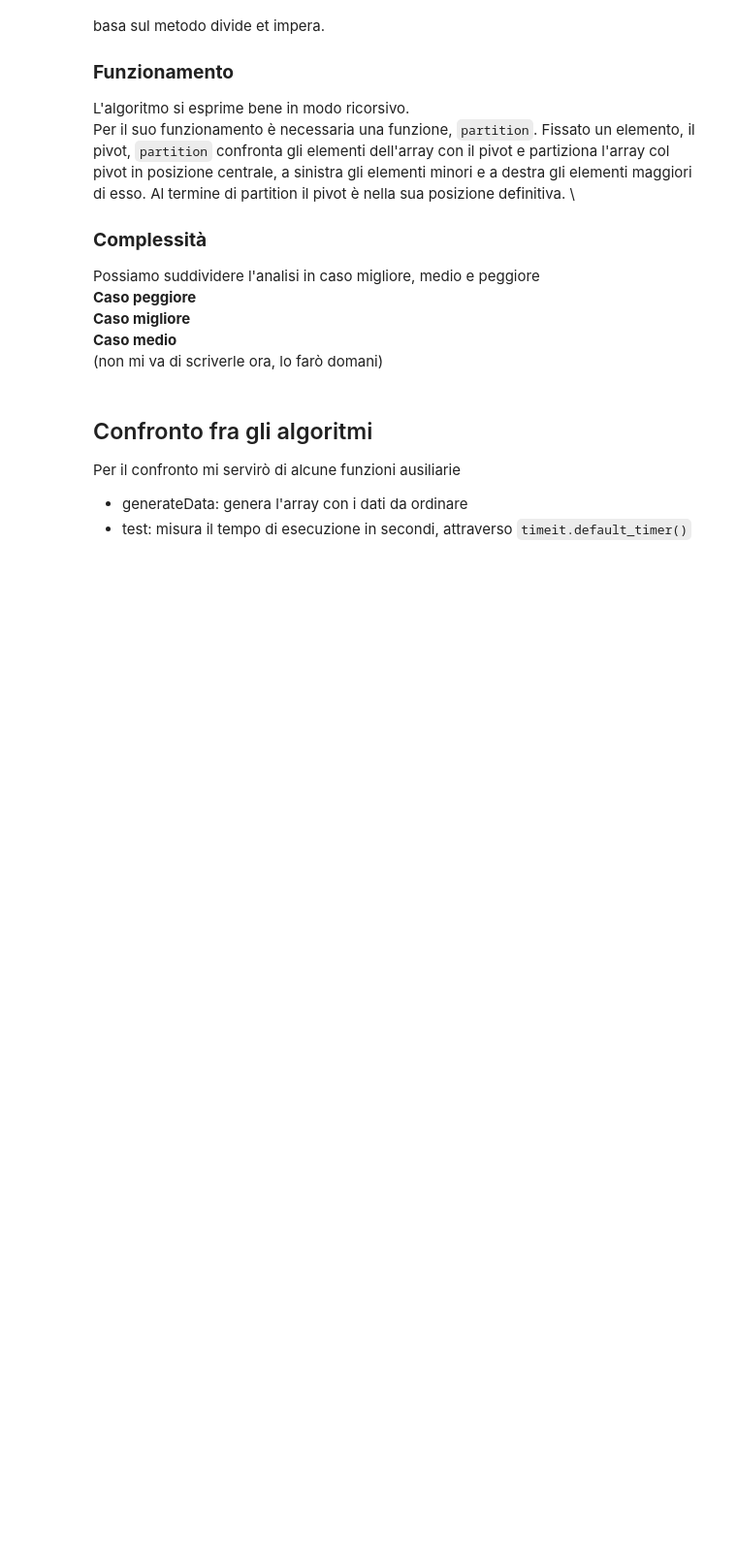
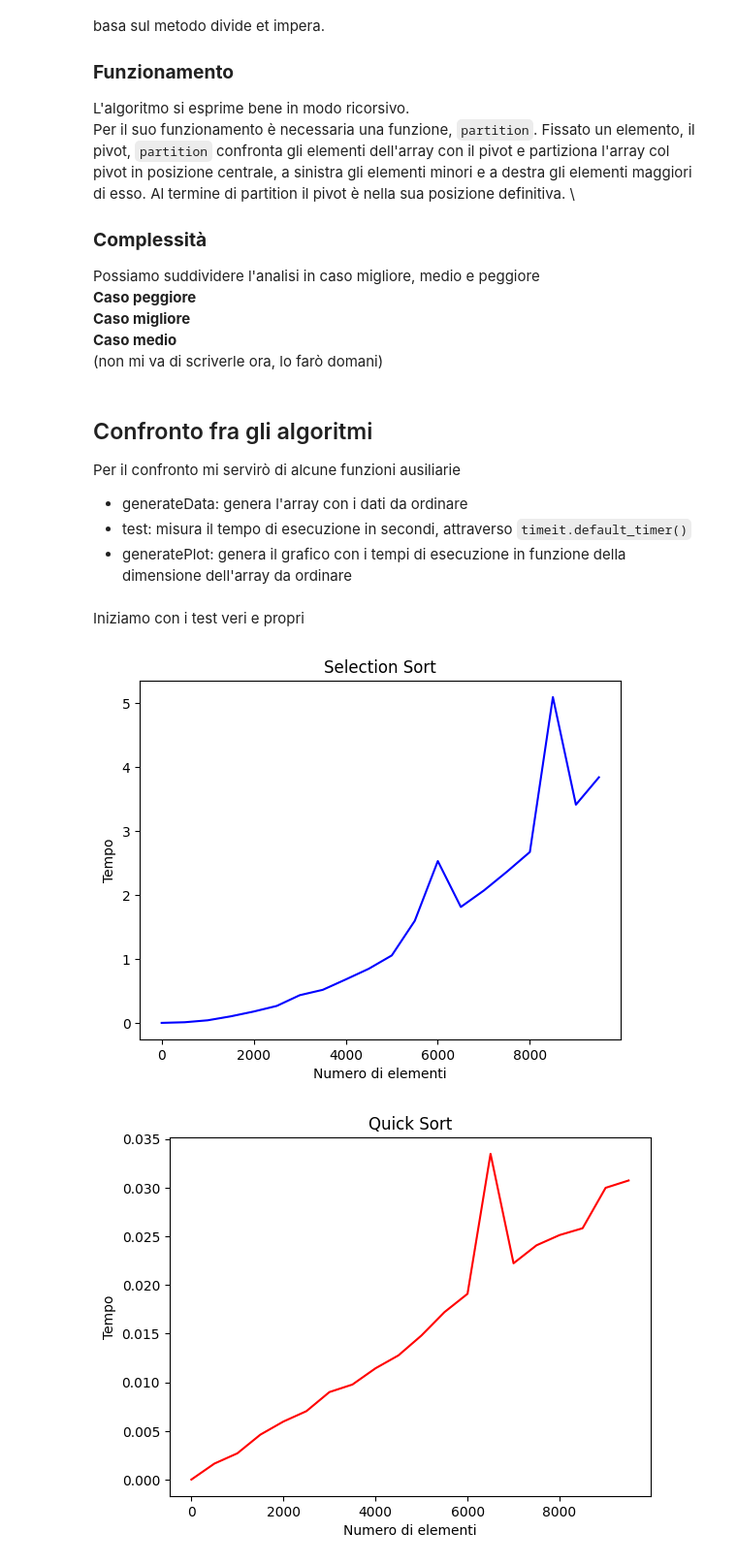
Before and after one commit to salvatore-greco/labAlgo, a Jupyter notebook: selection_sort_vs_quick_sort.ipynb, the cells around one changed output. Shown at 97% size. Saved outputs shown, nothing was run; the diff lists cells and outputs as text; code cells hidden in the pictures; blank space fills up the shorter version.

Commit message:
FEAT: Aggiunto codice di test + grafici

```diff
--- a/selection_sort_vs_quick_sort.ipynb
+++ b/selection_sort_vs_quick_sort.ipynb
@@ -21,7 +27,7 @@ Divide così l'array in 2 partizioni: una ordinata e una non ordinata.
 ### **Complessità**
 Selection sort ha una complessità computazionale di $O(n^2)$ data dalla ricerca del massimo nel sottoarray non ordinato eseguita $n$ volte (ciclo esterno, indice i)
 # %%
-def selection_sort(array):
+def selectionSort(array):
   n = len(array)
   for i in range(n-1):
     # Ricerca del massimo
@@ -66,17 +75,44 @@ def quickSort(array, p,r):
 Per il confronto mi servirò di alcune funzioni ausiliarie
 - generateData: genera l'array con i dati da ordinare
 - test: misura il tempo di esecuzione in secondi, attraverso `timeit.default_timer()`
+- generatePlot: genera il grafico con i tempi di esecuzione in funzione della dimensione dell'array da ordinare
 # %%
-def generateData(size, upperBound = 10000):
-  data = []
-  for _ in range(size):
-    data.append(randint(0,upperBound))
-  return data
+def generateData(size = SIZE):
+    upperBound = size * 3
+    data = []
+    for _ in range(size):
+      data.append(randint(0,upperBound))
+    shuffle(data)
+    return data
 # %%
 def test(algorithm, data):
-  start = timer()
-  # Faccio così almeno genero una volta
-  # il dataset e chiamo test su una porzione di esso
-  algorithm(copy.deepcopy(data))
-  end = timer()
-  return end-start
+    times = []
+    for i in range(MIN, len(data), STEP):
+        start = timer()
+        # Faccio così almeno genero una volta
+        # il dataset e chiamo test su una porzione di esso
+        algorithm(copy.deepcopy(data[:i]))
+        end = timer()
+        times.append(end-start)
+    return times
+# %%
+def generatePlot(times, label, color):
+    # Li testo sullo stesso dataset, quindi hanno dimensione uguale
+    xValue = list(range(MIN, SIZE, STEP))
+    fig, ax = plt.subplots()
+    ax.set_xlabel('Numero di elementi')
+    ax.set_ylabel('Tempo')
+    ax.plot(xValue, times, label=label, color=color)
+    ax.set_title(label)
+    plt.show()
+# %% [markdown]
+Iniziamo con i test veri e propri
+# %%
+data = generateData()
+selectionSortTimes = test(selectionSort, data)
+quickSortTimes = test(quickSort, data)
+generatePlot(selectionSortTimes, 'Selection Sort', 'blue')
+generatePlot(quickSortTimes, 'Quick Sort', 'red')
+# %% [output]
+[figure, added]
+[figure, added]
```
Also changed, not shown: parts of 3 cells of this notebook.
